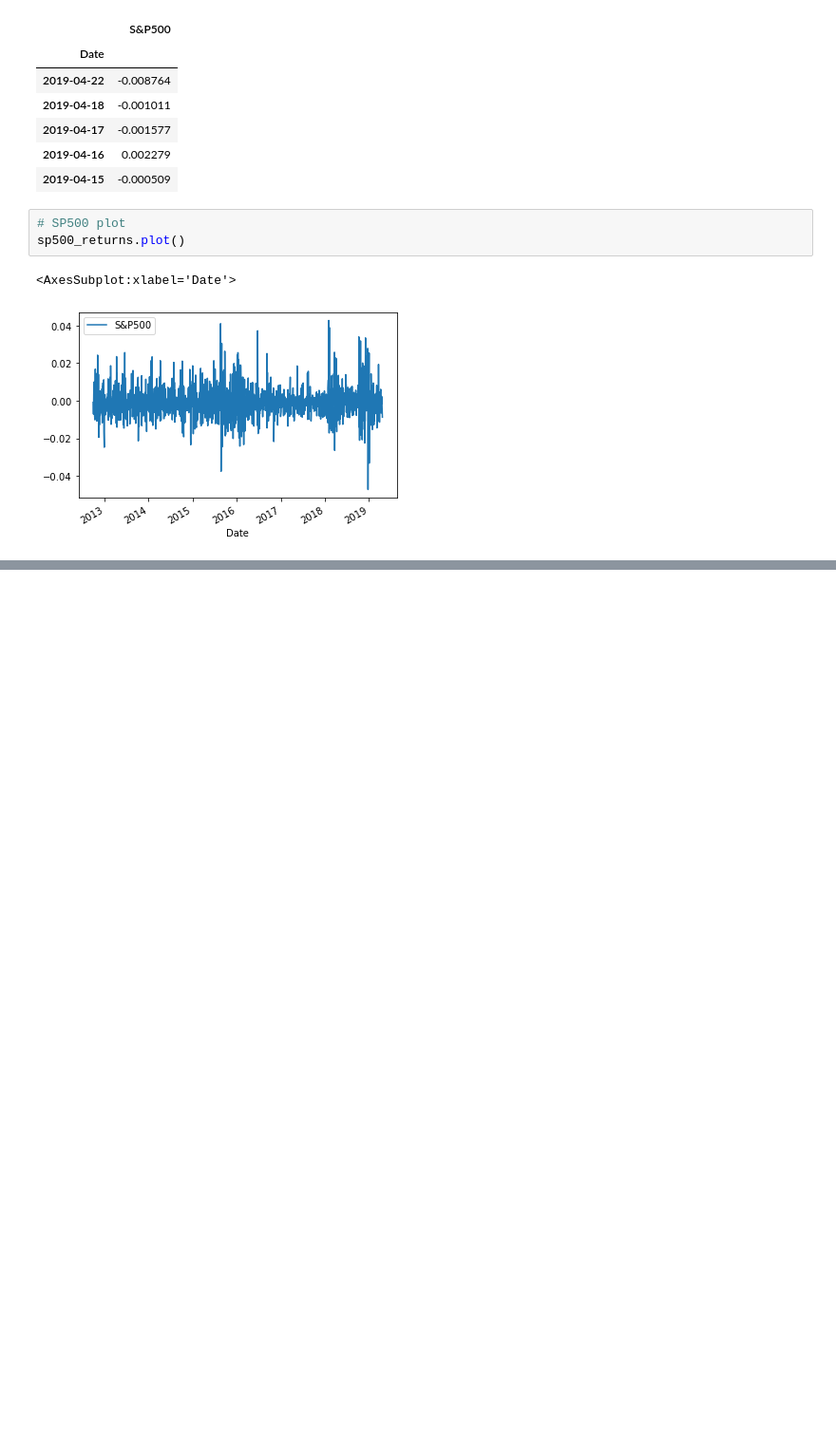
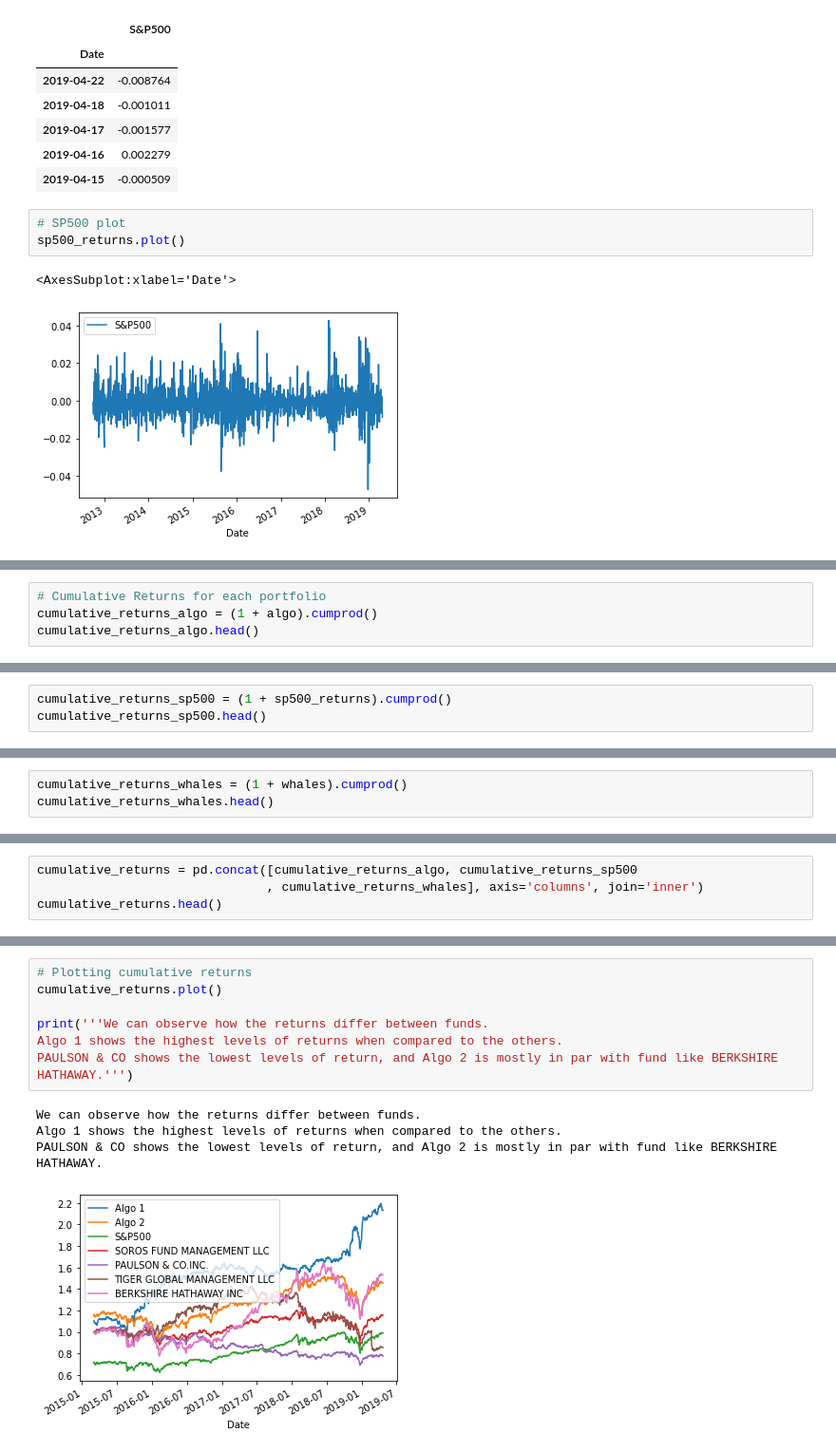
Before and after one commit to axiumresearch/python-homework, a Jupyter notebook: Pandas/Pandas_HW.ipynb, the cells around one changed output, grey strips where cells are left out. Shown: that part at 95% size. Cells and saved outputs as stored; diff of their text form; blank space fills up the shorter version.

```diff
--- a/Pandas/Pandas_HW.ipynb
+++ b/Pandas/Pandas_HW.ipynb
@@ -192,0 +119,4 @@ combined_returns.plot()
+# %%
+# Cumulative Returns for each portfolio
+cumulative_returns_algo = (1 + algo).cumprod()
+cumulative_returns_algo.head()
@@ -192,0 +131,3 @@ combined_returns.plot()
+# %%
+cumulative_returns_sp500 = (1 + sp500_returns).cumprod()
+cumulative_returns_sp500.head()
@@ -192,0 +142,3 @@ combined_returns.plot()
+# %%
+cumulative_returns_whales = (1 + whales).cumprod()
+cumulative_returns_whales.head()
@@ -192,0 +153,4 @@ combined_returns.plot()
+# %%
+cumulative_returns = pd.concat([cumulative_returns_algo, cumulative_returns_sp500
+                               , cumulative_returns_whales], axis='columns', join='inner')
+cumulative_returns.head()
@@ -192,0 +165,12 @@ combined_returns.plot()
+# %%
+# Plotting cumulative returns
+cumulative_returns.plot()
+
+print('''We can observe how the returns differ between funds.
+Algo 1 shows the highest levels of returns when compared to the others.
+PAULSON & CO shows the lowest levels of return, and Algo 2 is mostly in par with fund like BERKSHIRE HATHAWAY.''')
+# %% [output]
+We can observe how the returns differ between funds.
+Algo 1 shows the highest levels of returns when compared to the others.
+PAULSON & CO shows the lowest levels of return, and Algo 2 is mostly in par with fund like BERKSHIRE HATHAWAY.
+[figure, added]
```
Also changed, not shown: parts of 21 cells of this notebook.
